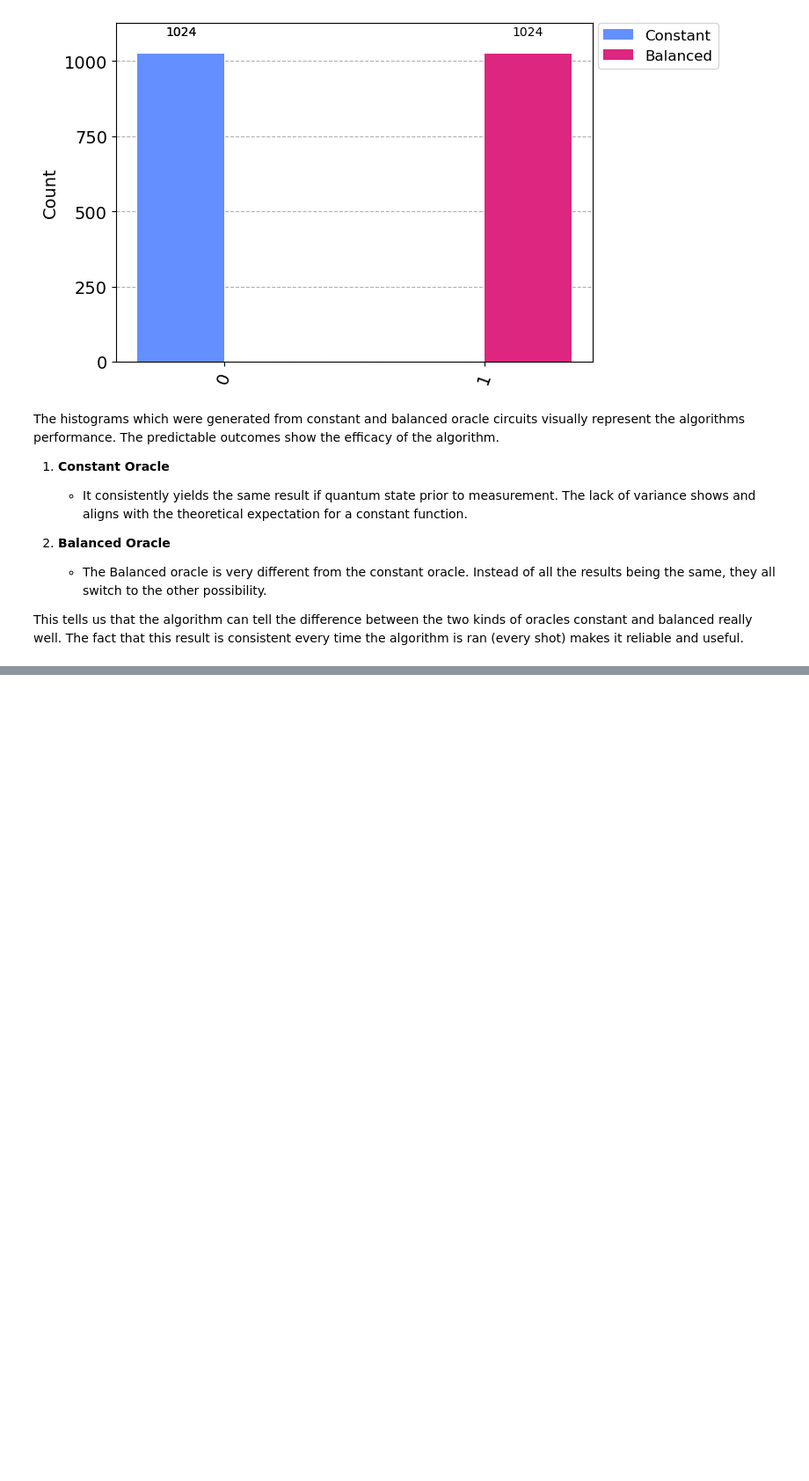
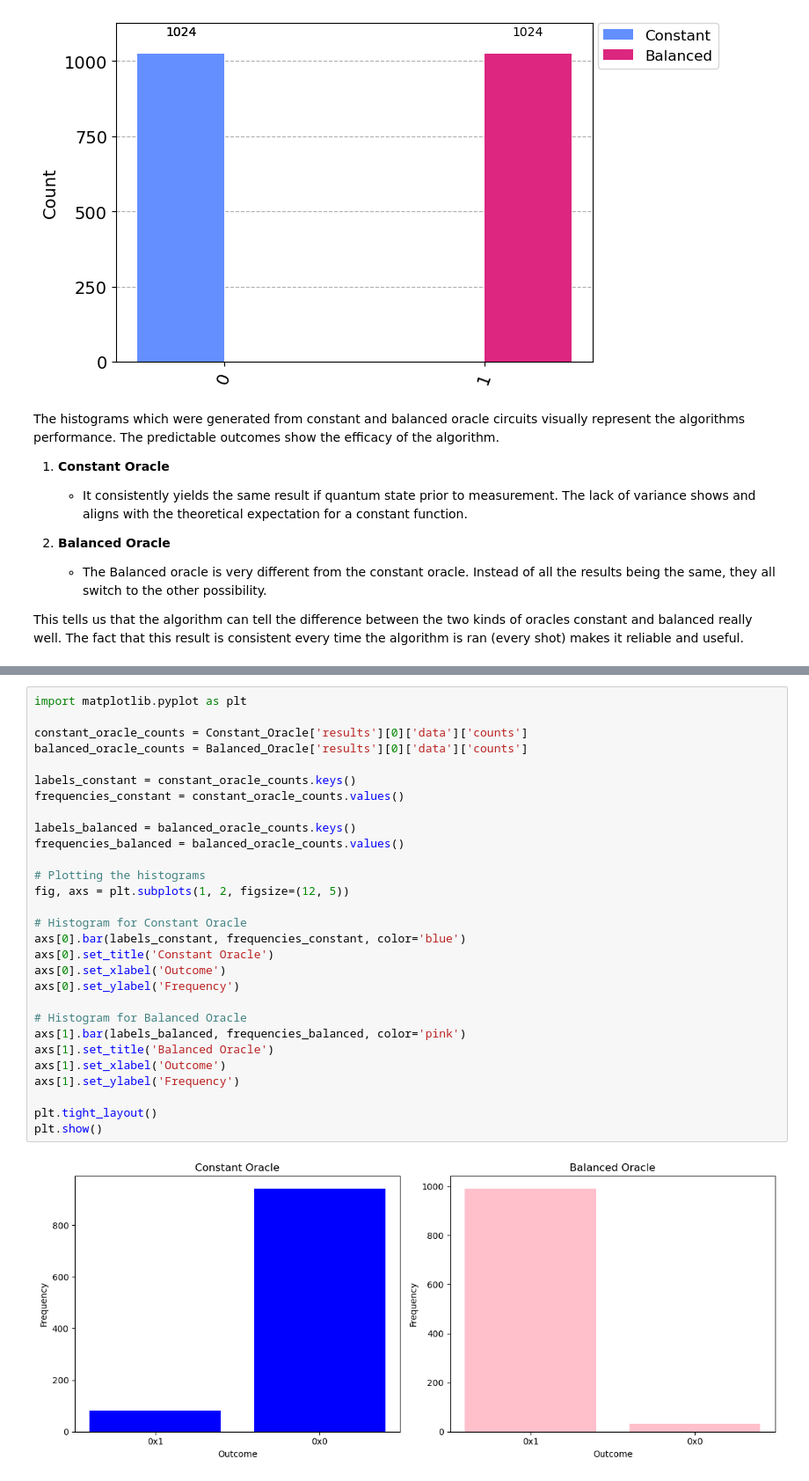
Before and after one commit to rohansikder/DeutschsAlgorithm, a Jupyter notebook: project.ipynb, the cells around one changed output, grey strips where cells are left out. Shown: that part at 88% size. Drawn from its saved outputs; the diff is of its cells as text; blank space fills up the shorter version.

```diff
--- a/project.ipynb
+++ b/project.ipynb
@@ -264,0 +378,31 @@ This tells us that the algorithm can tell the difference between the two kinds o
+# %%
+import matplotlib.pyplot as plt
+
+constant_oracle_counts = Constant_Oracle['results'][0]['data']['counts']
+balanced_oracle_counts = Balanced_Oracle['results'][0]['data']['counts']
+
+labels_constant = constant_oracle_counts.keys()
+frequencies_constant = constant_oracle_counts.values()
+
+labels_balanced = balanced_oracle_counts.keys()
+frequencies_balanced = balanced_oracle_counts.values()
+
+# Plotting the histograms
+fig, axs = plt.subplots(1, 2, figsize=(12, 5))
+
+# Histogram for Constant Oracle
+axs[0].bar(labels_constant, frequencies_constant, color='blue')
+axs[0].set_title('Constant Oracle')
+axs[0].set_xlabel('Outcome')
+axs[0].set_ylabel('Frequency')
+
+# Histogram for Balanced Oracle
+axs[1].bar(labels_balanced, frequencies_balanced, color='pink')
+axs[1].set_title('Balanced Oracle')
+axs[1].set_xlabel('Outcome')
+axs[1].set_ylabel('Frequency')
+
+plt.tight_layout()
+plt.show()
+# %% [output]
+[figure, added]
```
Also changed, not shown: parts of 7 cells of this notebook, 1 other file.
